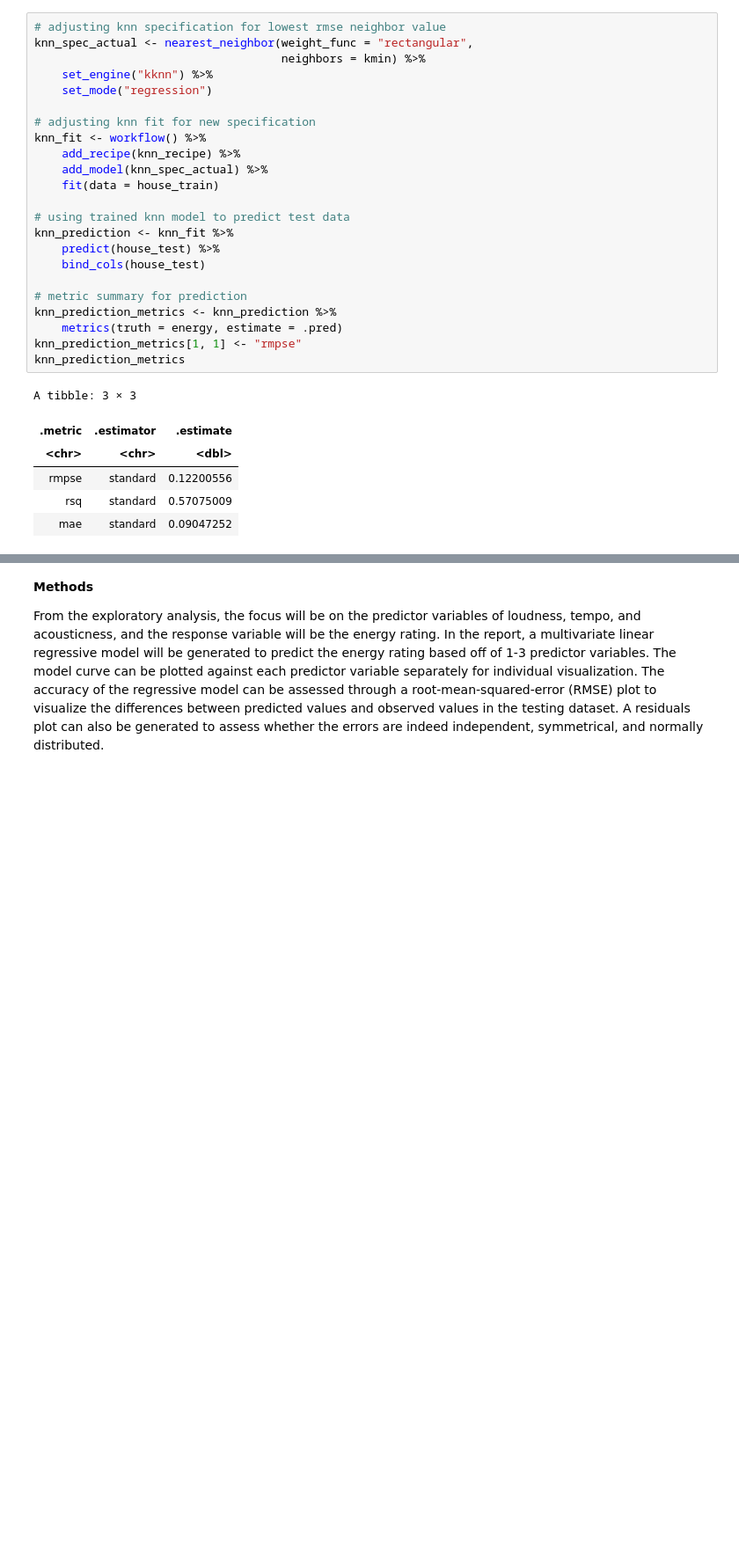
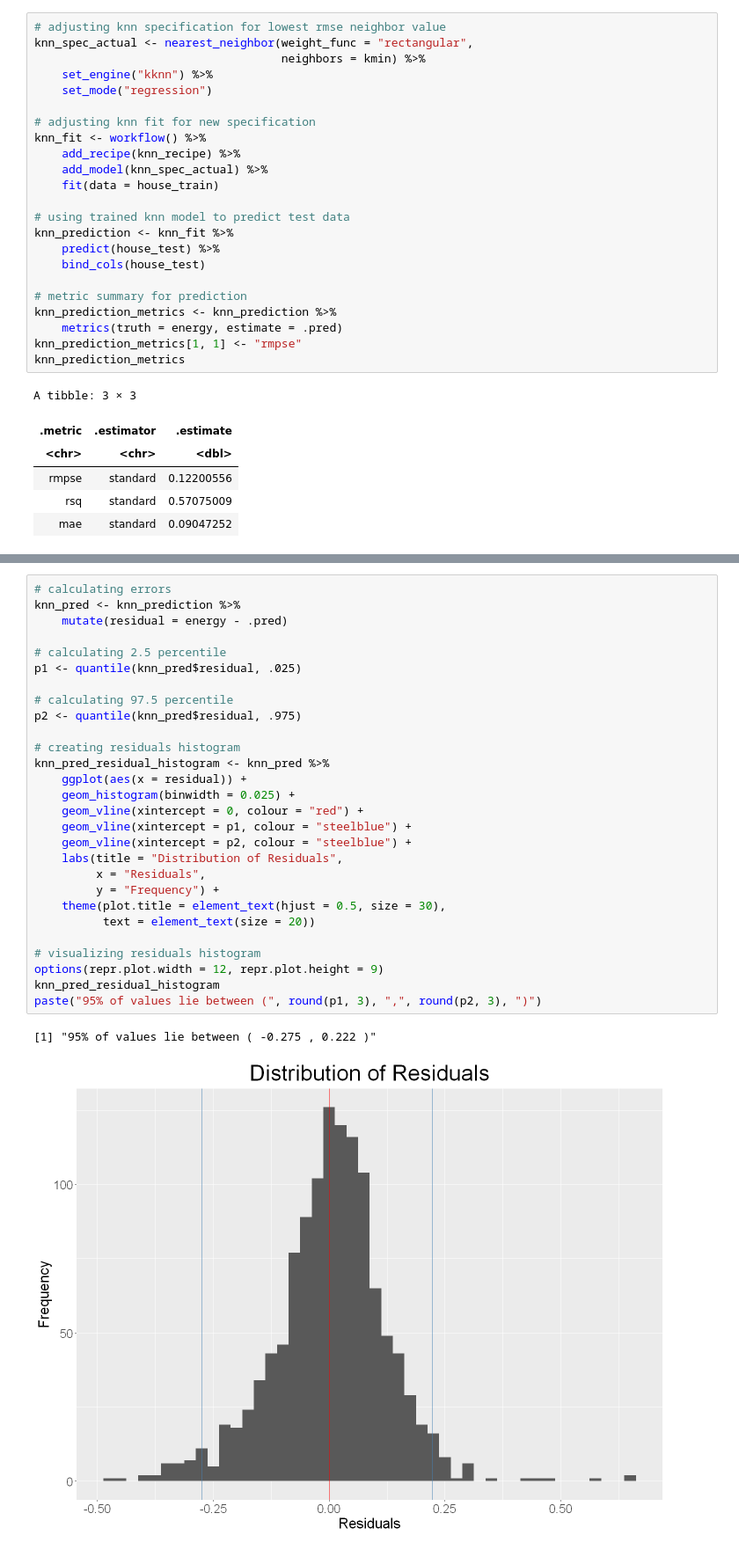
Before and after one commit to pat-ok/DSCI100_predictive_statistics_project, a Jupyter notebook: DSCI100 Project.ipynb, the cells around one changed output, grey strips where cells are left out. Shown: that part at 88% size. Drawn from its saved outputs; the diff is of its cells as text; blank space fills up the shorter version.

Commit message:
Added residual plots and descriptions

```diff
--- a/DSCI100 Project.ipynb
+++ b/DSCI100 Project.ipynb
@@ -506,4 +487,31 @@ An RMPSE value of 0.122 is relatively low, and indicates a well fitted model.
-# %% [markdown]
-**Methods**
-
-From the exploratory analysis, the focus will be on the predictor variables of loudness, tempo, and acousticness, and the response variable will be the energy rating. In the report, a multivariate linear regressive model will be generated to predict the energy rating based off of 1-3 predictor variables. The model curve can be plotted against each predictor variable separately for individual visualization. The accuracy of the regressive model can be assessed through a root-mean-squared-error (RMSE) plot to visualize the differences between predicted values and observed values in the testing dataset. A residuals plot can also be generated to assess whether the errors are indeed independent, symmetrical, and normally distributed.
+# %%
+# calculating errors
+knn_pred <- knn_prediction %>%
+    mutate(residual = energy - .pred)
+
+# calculating 2.5 percentile
+p1 <- quantile(knn_pred$residual, .025)
+
+# calculating 97.5 percentile
+p2 <- quantile(knn_pred$residual, .975)
+
+# creating residuals histogram
+knn_pred_residual_histogram <- knn_pred %>%
+    ggplot(aes(x = residual)) +
+    geom_histogram(binwidth = 0.025) +
+    geom_vline(xintercept = 0, colour = "red") +
+    geom_vline(xintercept = p1, colour = "steelblue") +
+    geom_vline(xintercept = p2, colour = "steelblue") +
+    labs(title = "Distribution of Residuals",
+         x = "Residuals",
+         y = "Frequency") +
+    theme(plot.title = element_text(hjust = 0.5, size = 30),
+          text = element_text(size = 20))
+
+# visualizing residuals histogram
+options(repr.plot.width = 12, repr.plot.height = 9)
+knn_pred_residual_histogram
+paste("95% of values lie between (", round(p1, 3), ",", round(p2, 3), ")")
+# %% [output]
+[1] "95% of values lie between ( -0.275 , 0.222 )"
+[figure, added]
```
Also changed, not shown: parts of 16 cells of this notebook.
